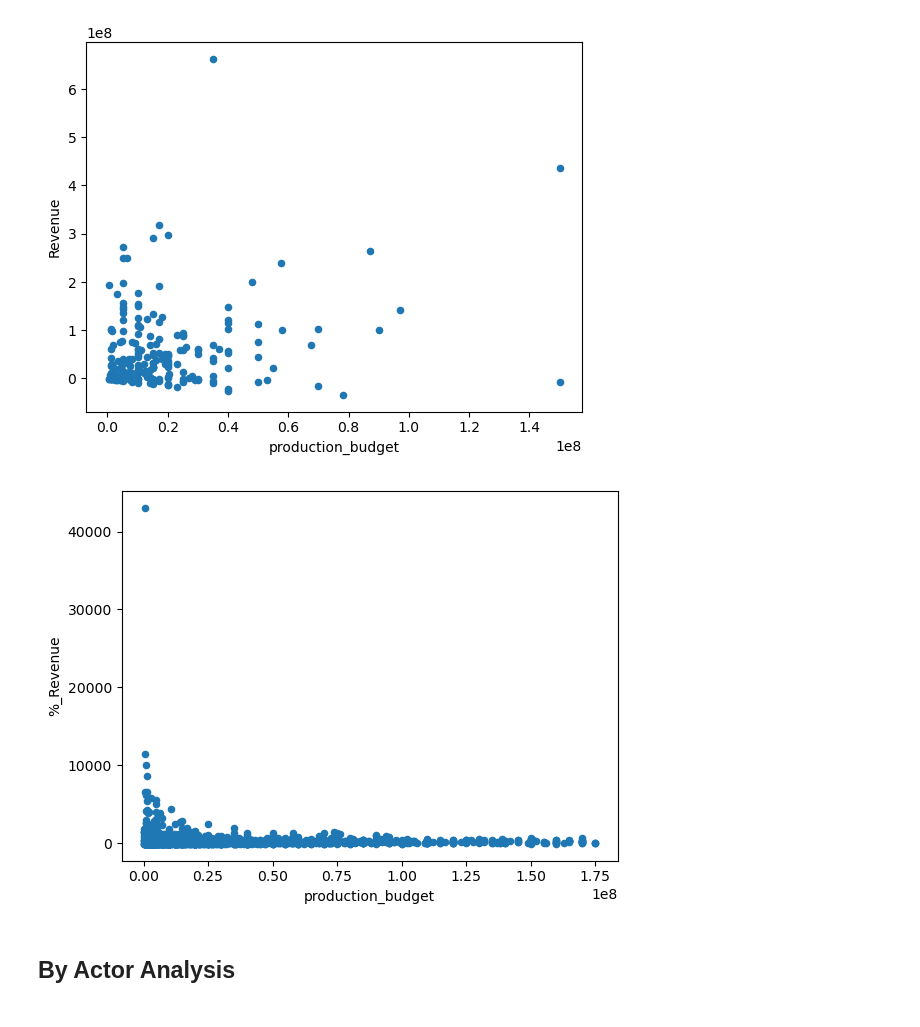
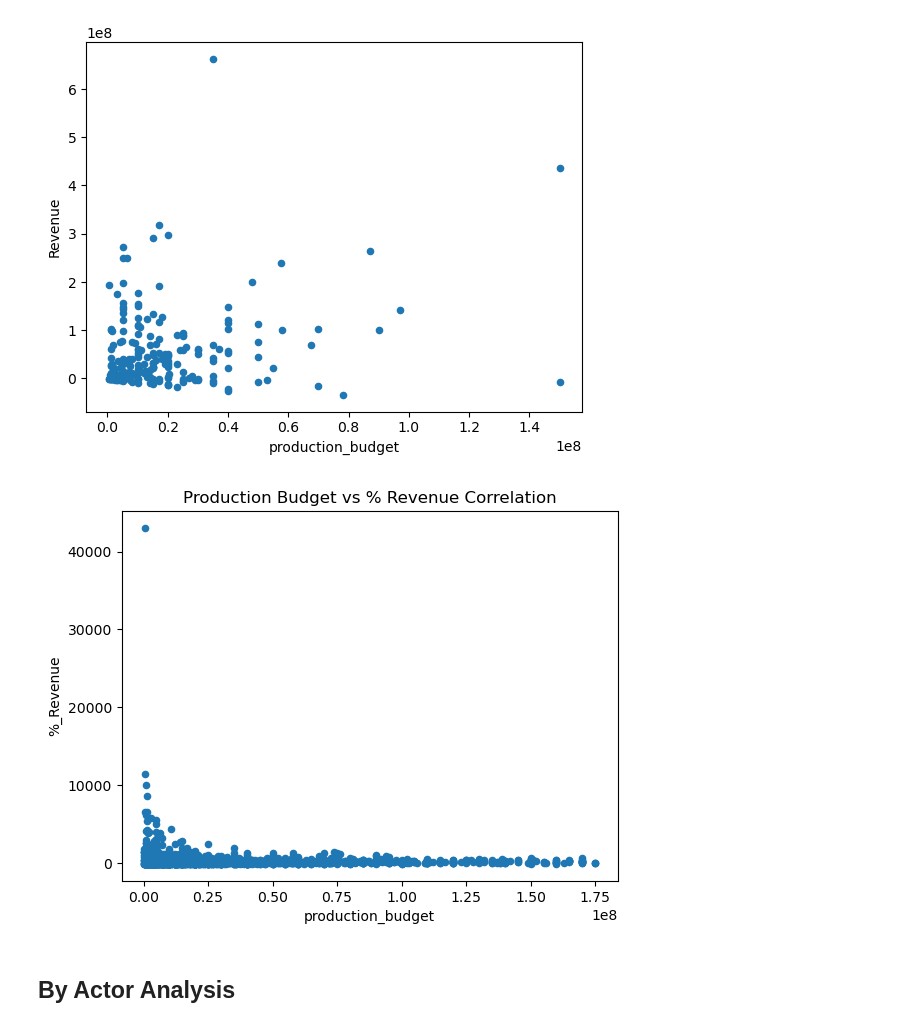
Before and after one commit to JESSIMOPIN/project-1-bootcamp, a Jupyter notebook: main_movies.ipynb, the cells around one changed output. Cells and saved outputs as stored; diff of their text form; code cells hidden in the pictures.

```diff
--- a/main_movies.ipynb
+++ b/main_movies.ipynb
@@ -203,6 +207,3 @@ plt.show()
 [figure]
 # %% [markdown]
 ## Exploratory Analysis for the selected time frame
-# %%
-years_movies_df['Month'] = years_movies_df['release_date'].dt.month
-print (years_movies_df['Month'])
@@ -497,10 +477,12 @@ plt.show()
 # %%
 #Check for correlation between Production Budget and % Revenue
 years_movies_df.plot.scatter(x='production_budget', y='%_Revenue')
+plt.title('Production Budget vs % Revenue Correlation')
+plt.savefig(f'./figures/prod_budget_vs_percentage_revenue_{lowery}_to_{uppery}.png')
 
 plt.show()
 # %% [output]
-[figure, old version]
+[figure, new version]
 # %% [markdown]
 ## By Actor Analysis
 # %%
```
Also changed, not shown: parts of 25 cells of this notebook.
